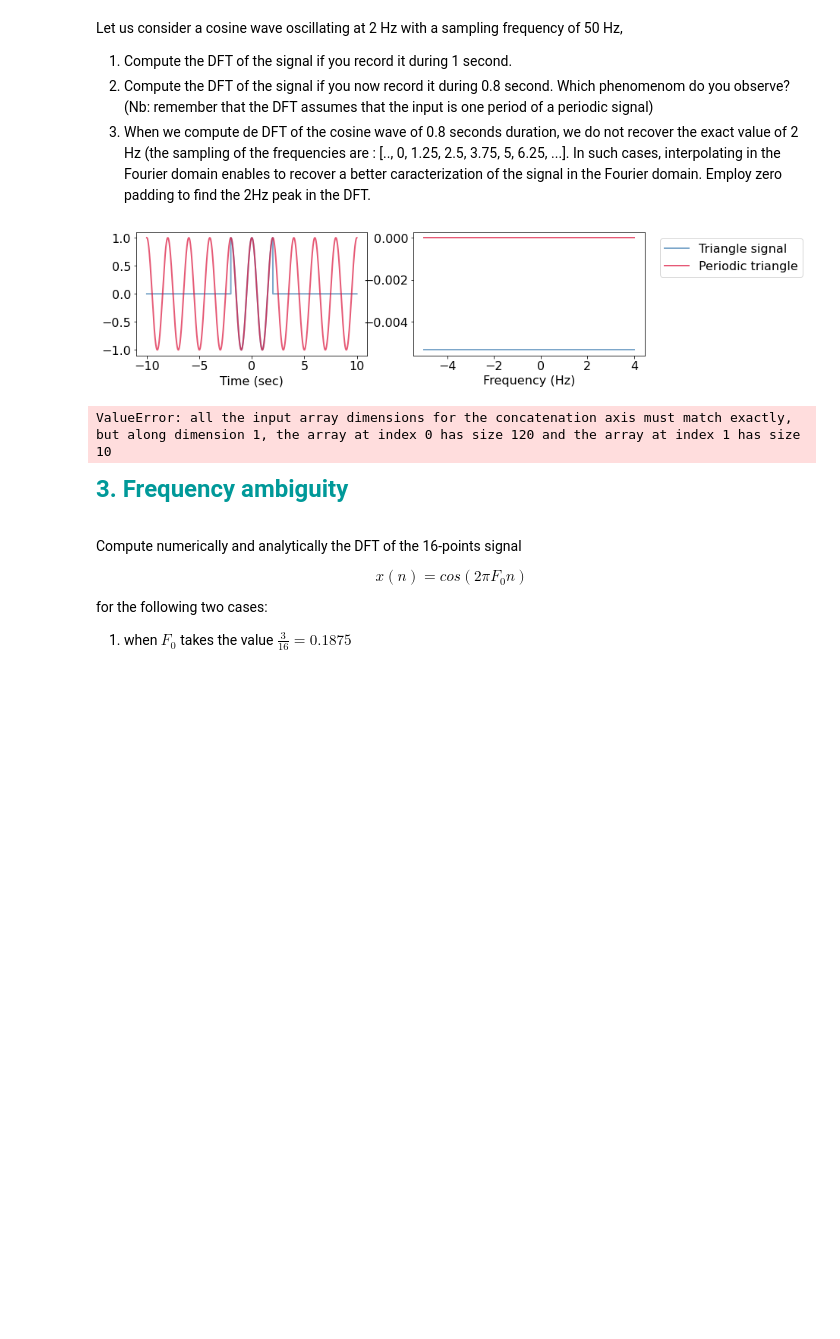
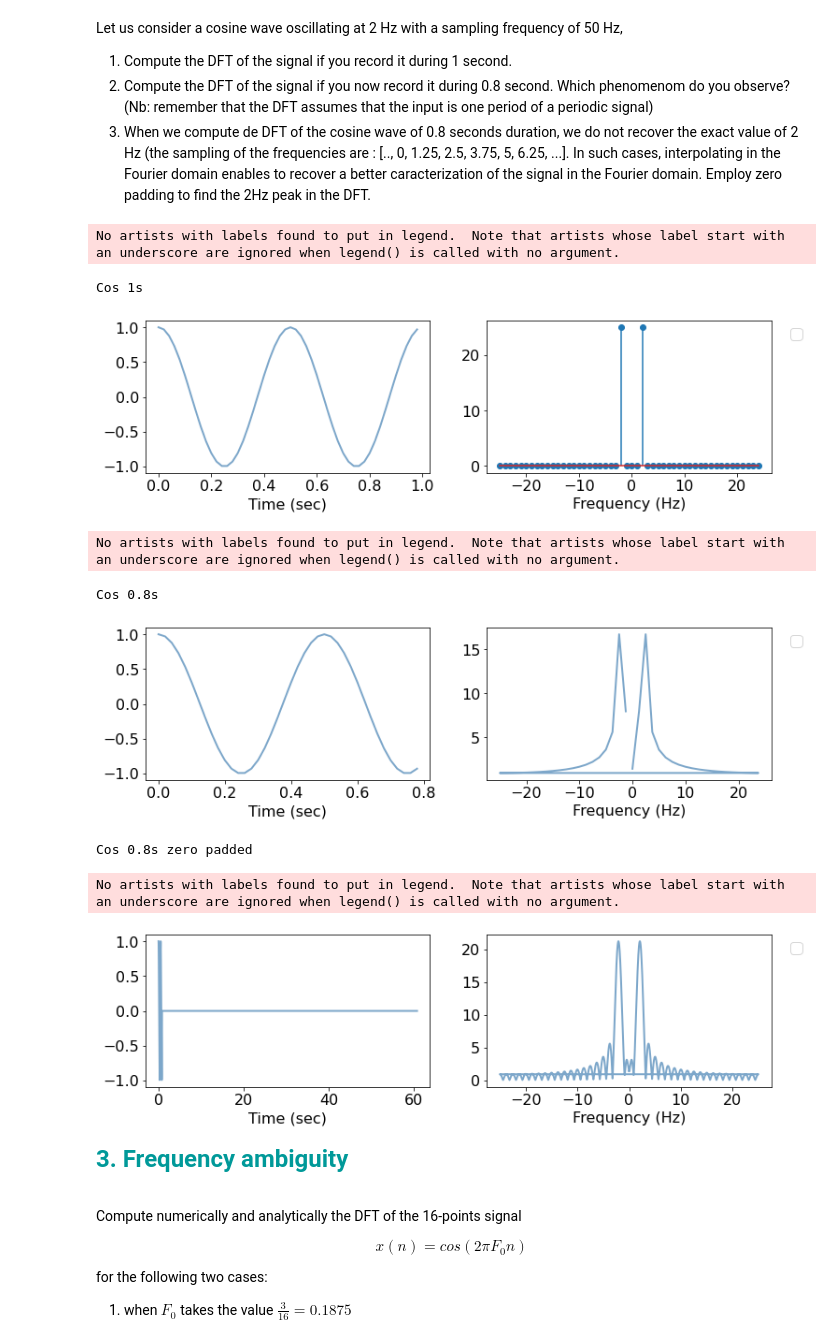
Before and after one commit to Ery4z/2900, a Jupyter notebook: Python3/Python3 - Discrete Fourier Transform.ipynb, the cells around one changed output. Drawn from its saved outputs; the diff is of its cells as text; code cells hidden in the pictures; blank space fills up the shorter version.

```diff
--- a/Python3/Python3 - Discrete Fourier Transform.ipynb
+++ b/Python3/Python3 - Discrete Fourier Transform.ipynb
@@ -124,7 +122,7 @@ Let us consider a cosine wave oscillating at 2 Hz with a sampling frequency of 5
    <li> When we compute de DFT of the cosine wave of 0.8 seconds duration, we do not recover the exact value of 2 Hz (the sampling of the frequencies are : [.., 0, 1.25, 2.5, 3.75, 5, 6.25, ...]. In such cases, interpolating in the Fourier domain enables to recover a better caracterization of the signal in the Fourier domain. Employ zero padding to find the 2Hz peak in the DFT.
 </ol>
 # %%
-
+'''
 cosine = lambda t: np.cos(2*np.pi*t/2)
 
 Fs     = 50
@@ -140,36 +138,84 @@ dft1 = cft(triangle, f)
 
 
 cosine = lambda t: np.cos(2*np.pi*t/2)* (abs(t)<2).astype(float) # Triangle Signal
 periodic_cos          = lambda t: cosine(np.mod(t+1, 2)-1)            # Periodic Triangle Signal
 rectangle                  = lambda t: (abs(t)<0.5).astype(float)            # Rectangular window
 window                     = lambda t: rectangle((t-1)/4)
 windowed_periodic_triangle = lambda t: periodic_cos(t) * window(t)
 
 
 Fs     = 10000
 t      = np.arange(-10, 10, 1/Fs)
 f      = np.arange(-5, 5, 1.)
 
 cos, per_cos = cosine(t), periodic_cos(t)
 cft_tri      = cft(cosine, f)
 # Energy correction /10, since the periodic signal has 10 periods (i.e. 10 times the power)
 cft_per_tri  = cft(periodic_cos, f)/10
 
 tri_wtime = np.vstack((t, np.vstack((cos, per_cos)) ))
 cft_wfreq = np.vstack((f, np.vstack((cft_tri, cft_per_tri)) ))
 
 plot_cft(tri_wtime, cft_wfreq, ['Triangle signal', 'Periodic triangle'], True)
 
 windowed_tri     = windowed_periodic_triangle(t)
 cft_windowed_tri = cft(windowed_periodic_triangle, np.arange(-3, 3, 1/20.))/2
 
 tri_wtime = np.vstack((t, np.vstack((windowed_tri, per_cos)) ))
 cft_wfreq = np.vstack((f, np.vstack((cft_windowed_tri, cft_per_tri)) ))
 
-plot_cft(tri_wtime, cft_wfreq, ['Windowed Triangle', 'Periodic triangle'], True)
+plot_cft(tri_wtime, cft_wfreq, ['Windowed Triangle', 'Periodic triangle'], True)'''
+
+fs = 50
+t1 = np.arange(0,1,1/fs)
+t2 = np.arange(0,0.8,1/fs)
+FREQ_COS = 2
+
+print("Cos 1s")
+x1 = np.cos(2*np.pi*FREQ_COS*t1)
+
+fft1 = np.abs(np.fft.fft(x1))
+freq1 = np.fft.fftfreq(x1.shape[0], d = 1/fs)
+
+t_stack1 = np.stack((t1,x1))
+f_stack1 = np.stack((freq1,fft1))
+plot_cft(t_stack1,f_stack1,"",True,discrete=[False,True])
+
+print("Cos 0.8s")
+x2 = np.cos(2*np.pi*FREQ_COS*t2)
+
+fft2 = np.abs(np.fft.fft(x2))
+freq2 = np.fft.fftfreq(x2.shape[0], d = 1/fs)
+
+
+t_stack2 = np.stack((t2,x2))
+f_stack2 = np.stack((freq2,fft2))
+plot_cft(t_stack2,f_stack2,"",True,discrete=[False,False])
+
+print("Cos 0.8s zero padded")
+
+PADDING = 3000
+x3 = np.cos(2*np.pi*FREQ_COS*t2)
+x3 = np.concatenate((x3,np.zeros(PADDING)))
+t3 = np.arange(0,0.8+PADDING/fs,1/fs)
+
+fft3 = np.abs(np.fft.fft(x3))
+freq3 = np.fft.fftfreq(x3.shape[0], d = 1/fs)
+
+
+t_stack3 = np.stack((t3,x3))
+f_stack3 = np.stack((freq3,fft3))
+plot_cft(t_stack3,f_stack3,"",True,discrete=[False,False])
 # %% [output]
+No artists with labels found to put in legend.  Note that artists whose label start with an underscore are ignored when legend() is called with no argument.
+Cos 1s
-[figure, old version]
+[figure, new version]
-ValueError: all the input array dimensions for the concatenation axis must match exactly, but along dimension 1, the array at index 0 has size 120 and the array at index 1 has size 10
+No artists with labels found to put in legend.  Note that artists whose label start with an underscore are ignored when legend() is called with no argument.
+Cos 0.8s
+[figure, added]
+Cos 0.8s zero padded
+No artists with labels found to put in legend.  Note that artists whose label start with an underscore are ignored when legend() is called with no argument.
+[figure, added]
 # %% [markdown]
 <font size=5 color=#009999> <b>3. Frequency ambiguity </b> </font> <br> <br>
 
```
Also changed, not shown: parts of 2 cells of this notebook, 1 other file.
